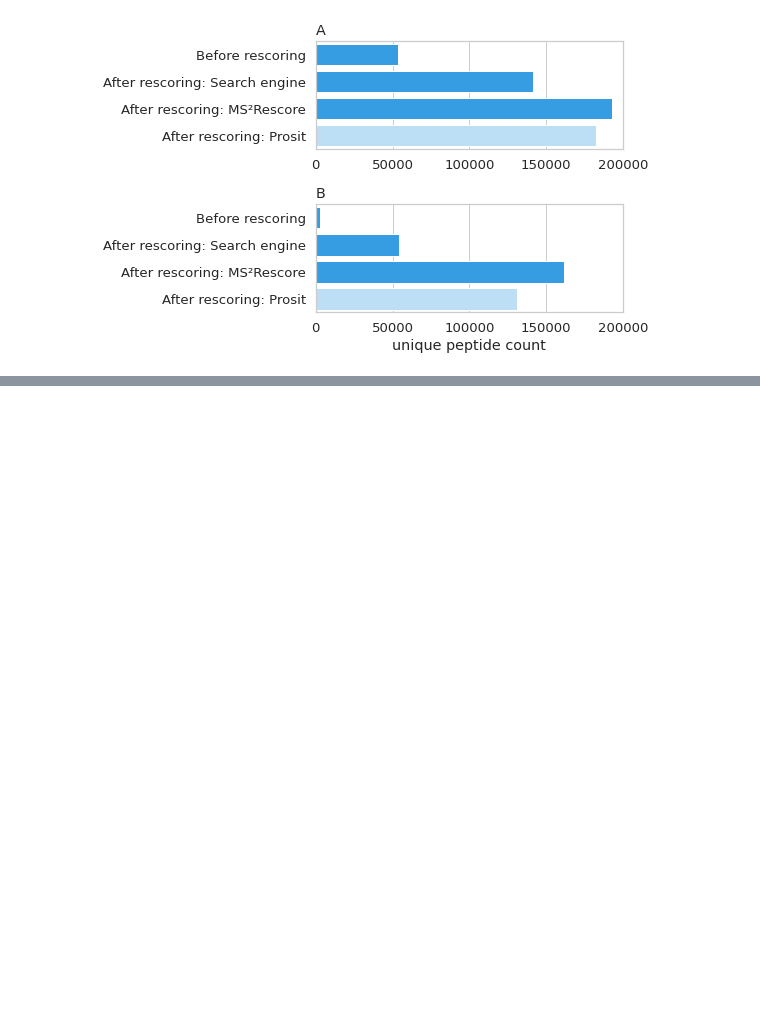
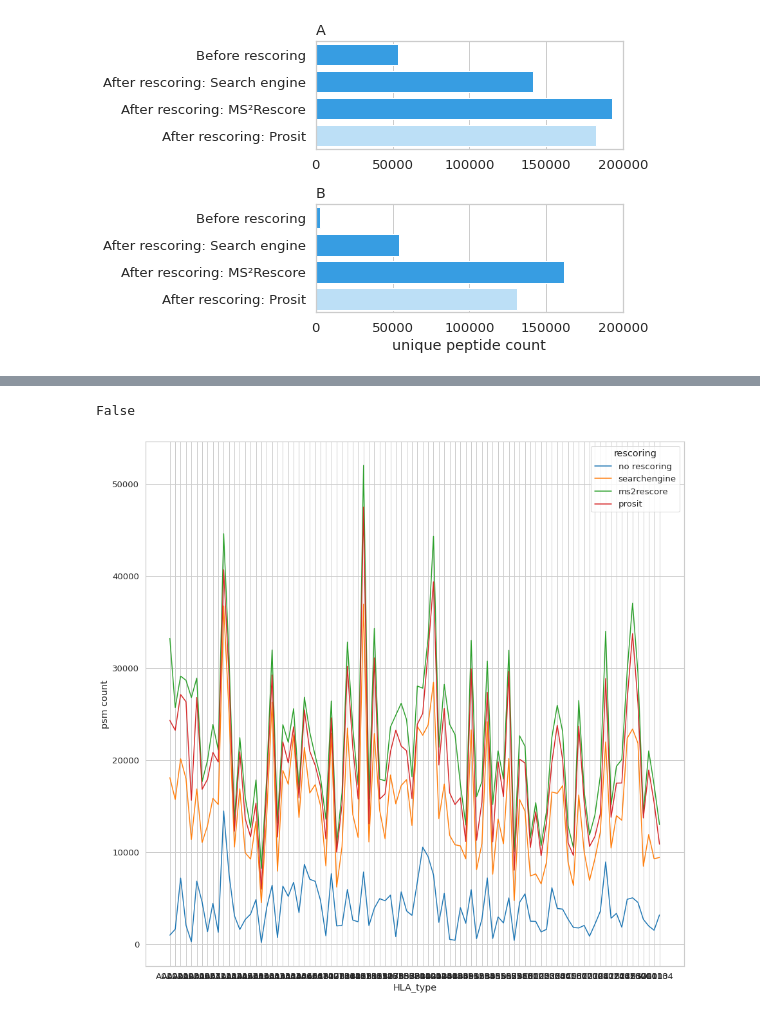
Before and after one commit to compomics/ms2rescore-immunopeptidomics-manuscript, a Jupyter notebook: notebooks/MS2rescore_output_analysis.ipynb, the cells around one changed output, grey strips where cells are left out. Drawn from its saved outputs; the diff is of its cells as text; code cells hidden in the pictures; blank space fills up the shorter version.

```diff
--- a/notebooks/MS2rescore_output_analysis.ipynb
+++ b/notebooks/MS2rescore_output_analysis.ipynb
@@ -471,13 +424,0 @@ reindex_list.extend(prosit_weights_IAA.iloc[3, :].abs().sort_values(ascending=Tr
-# %%
-sns.set_style("whitegrid")
-
-fig = plt.Figure(figsize=(13,22))
-ax1 = fig.add_subplot(121)
-rowIAA = prosit_weights_IAA.iloc[3].abs().reindex(reindex_list)
-rowIAA.plot(kind="barh", ax=ax1)
-ax1.set_title("IAA")
-ax2 = fig.add_subplot(122, sharey=ax1)
-rownoIAA = prosit_weights_noIAA.iloc[3].abs().reindex(reindex_list)
-rownoIAA.plot(kind="barh", ax=ax2)
-ax2.set_title("noIAA")
-fig
@@ -684,0 +427,16 @@ fig
+# %%
+with open("data/PXD021398/HLA_allele_rawfile_mapping.pkl", "rb") as fp:
+    hla_raw_map = pickle.load(fp)
+# %%
+def map_psmid_hla_type(psmids: pd.Series, hla_mapper: dict):
+    if "." in psmids.iloc[0]:
+        hla_types = psmids.str.split(".", 1, expand=True)[0].map(hla_mapper)
+    elif "-" in psmids.iloc[0]:
+        hla_types = psmids.str.split("-", 1, expand=True)[0].map(hla_mapper)
+    else:
+        raise KeyError
+    return hla_types
+# %%
+"GG20170303_CRH_HLA_B0801_rep1_02" in spectra_count.index
+# %% [output]
+False
@@ -684,0 +451,17 @@ fig
+# %%
+rescoring_methods = ["no rescoring", "searchengine", "ms2rescore", "prosit"]
+hla_count_dataframes = []
+for i, df in enumerate([pin_A.df, searchengine_A.df, ms2rescore_A.df, prosit_A.df]):
+    rescoring_df = df.copy()
+    rescoring_df["HLA_type"] = map_psmid_hla_type(rescoring_df.PSMId, hla_raw_map)
+    tmp = rescoring_df[(rescoring_df["q"] < 0.01) & (rescoring_df["is decoy"] == False)].groupby("HLA_type").agg({"peptide":"count"}).reset_index().rename({"peptide": f"psm count{rescoring_methods[i]}"}, axis=1)
+    hla_count_dataframes.append(tmp)
+
+hla_count_df = reduce(lambda left,right:pd.merge(left, right, on=["HLA_type"], how="outer"), hla_count_dataframes)
+# %%
+fig = plt.Figure(figsize=(15,15))
+ax1 = fig.add_subplot(111)
+sns.lineplot(x="HLA_type", y="psm count", hue="rescoring", data=hla_count_df, ax=ax1)
+fig
+# %% [output]
+[figure, added]
```
Also changed, not shown: parts of 29 cells of this notebook, 16 other files.
